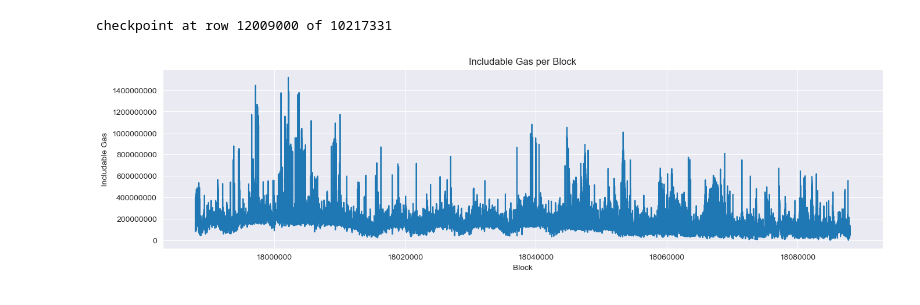
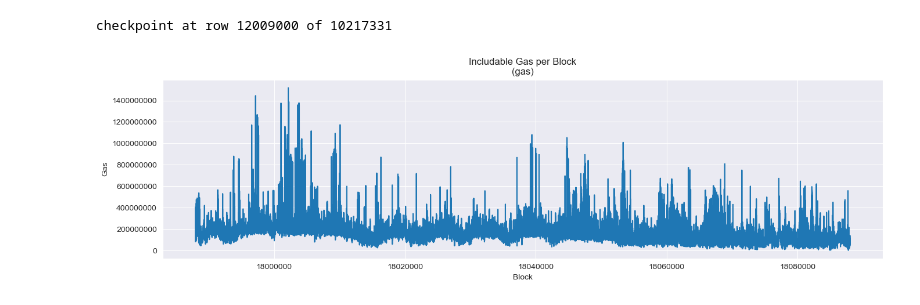
Before and after one commit to krzhang/camcos, a Jupyter notebook: CAMCOS_2023F/Data_Exploration/available_gas/includable_gas_master.ipynb, the cells around one changed output. Cells and saved outputs as stored; diff of their text form; code cells hidden in the pictures.

Commit message:
update plot labels

```diff
--- a/CAMCOS_2023F/Data_Exploration/available_gas/includable_gas_master.ipynb
+++ b/CAMCOS_2023F/Data_Exploration/available_gas/includable_gas_master.ipynb
@@ -123,16 +123,16 @@ includable_df = pd.DataFrame({'Block': curblocknumber, 'GPB': gpb, 'GUPB': gupb,
 # %%
 # plot gpb vs curblocknumber
 sns.set_style('darkgrid')
 plt.figure(figsize=(16, 4))
 
 plt.plot(curblocknumber, gpb)
 
-plt.title('Includable Gas per Block')
+plt.title('Includable Gas per Block\n(gas)')
 plt.xlabel('Block')
-plt.ylabel('Includable Gas')
+plt.ylabel('Gas')
 
 plt.ticklabel_format(style='plain')
 
 plt.show()
 # %% [output]
-[figure, old version]
+[figure, new version]
```
Also changed, not shown: parts of 5 cells of this notebook.
